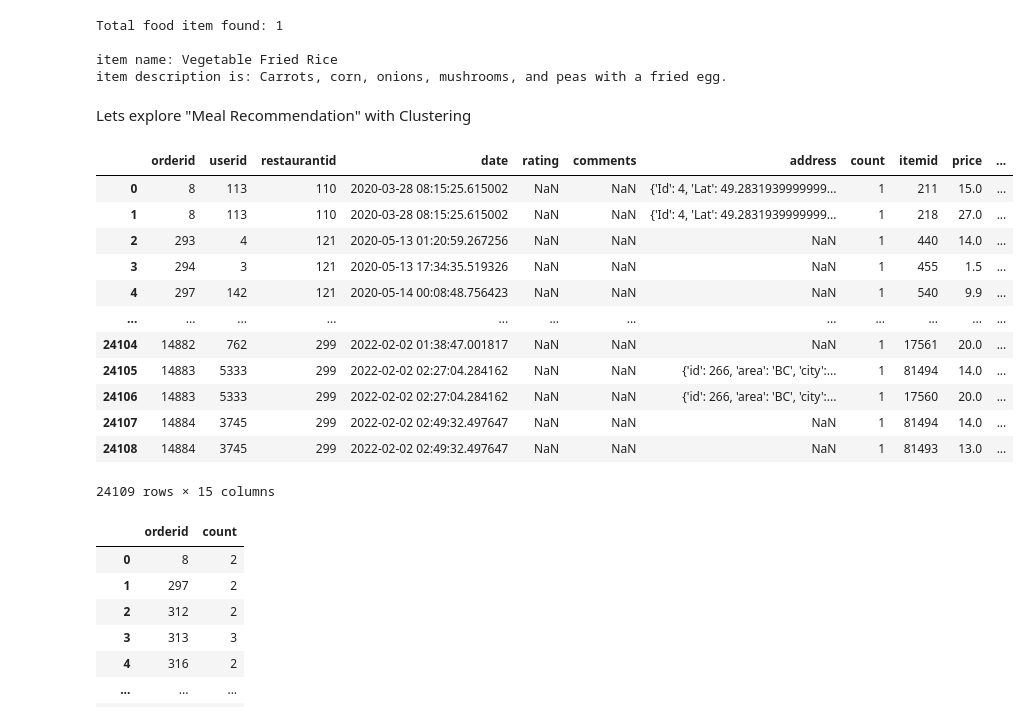
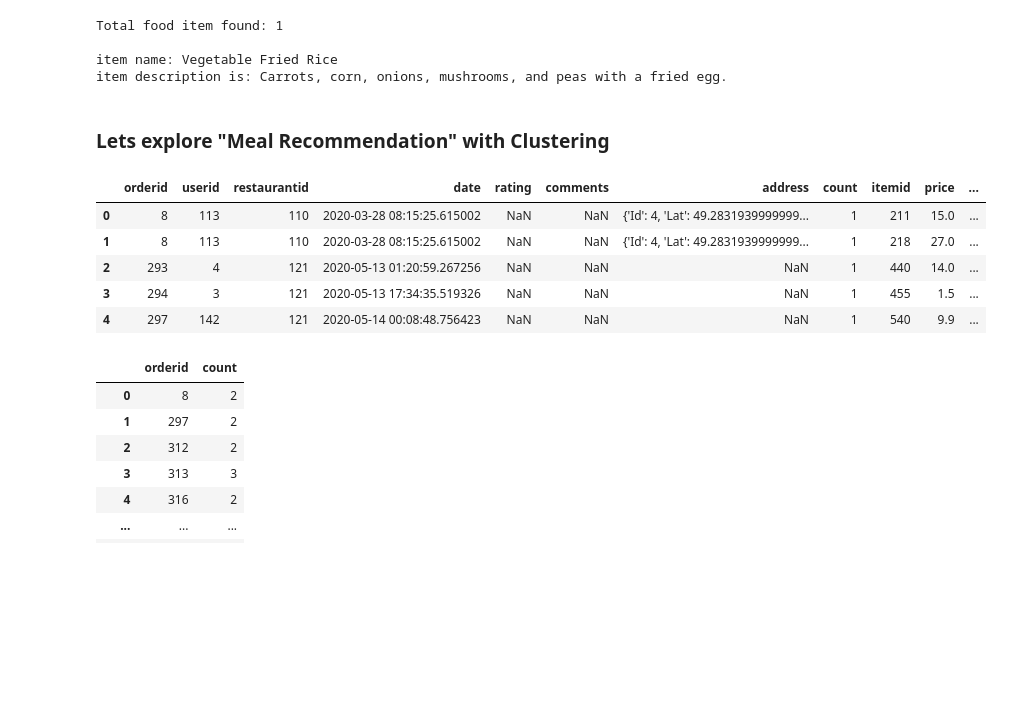
Before and after one commit to nakisa84/personalized-food-recommendation, a Jupyter notebook: notebooks/content-based-recommender.ipynb, the cells around one changed output. Drawn from its saved outputs; the diff is of its cells as text; code cells hidden in the pictures; blank space fills up the shorter version.

```diff
--- a/notebooks/content-based-recommender.ipynb
+++ b/notebooks/content-based-recommender.ipynb
@@ -259,23 +257,16 @@ Total food item found: 1
 item name: Vegetable Fried Rice
 item description is: Carrots, corn, onions, mushrooms, and peas with a fried egg.
 # %% [markdown]
-Lets explore "Meal Recommendation" with Clustering
+### Lets explore "Meal Recommendation" with Clustering
 # %%
-orders
+orders.head()
 # %% [output]
 |  | orderid | userid | restaurantid | date | rating | comments | address | count | itemid | price | ... |
 | 0 | 8 | 113 | 110 | 2020-03-28 08:15:25.615002 | NaN | NaN | {'Id': 4, 'Lat': 49.2831939999999... | 1 | 211 | 15.0 | ... |
 | 1 | 8 | 113 | 110 | 2020-03-28 08:15:25.615002 | NaN | NaN | {'Id': 4, 'Lat': 49.2831939999999... | 1 | 218 | 27.0 | ... |
 | 2 | 293 | 4 | 121 | 2020-05-13 01:20:59.267256 | NaN | NaN | NaN | 1 | 440 | 14.0 | ... |
 | 3 | 294 | 3 | 121 | 2020-05-13 17:34:35.519326 | NaN | NaN | NaN | 1 | 455 | 1.5 | ... |
 | 4 | 297 | 142 | 121 | 2020-05-14 00:08:48.756423 | NaN | NaN | NaN | 1 | 540 | 9.9 | ... |
-| ... | ... | ... | ... | ... | ... | ... | ... | ... | ... | ... | ... |
-| 24104 | 14882 | 762 | 299 | 2022-02-02 01:38:47.001817 | NaN | NaN | NaN | 1 | 17561 | 20.0 | ... |
-| 24105 | 14883 | 5333 | 299 | 2022-02-02 02:27:04.284162 | NaN | NaN | {'id': 266, 'area': 'BC', 'city':... | 1 | 81494 | 14.0 | ... |
-| 24106 | 14883 | 5333 | 299 | 2022-02-02 02:27:04.284162 | NaN | NaN | {'id': 266, 'area': 'BC', 'city':... | 1 | 17560 | 20.0 | ... |
-| 24107 | 14884 | 3745 | 299 | 2022-02-02 02:49:32.497647 | NaN | NaN | NaN | 1 | 81494 | 14.0 | ... |
-| 24108 | 14884 | 3745 | 299 | 2022-02-02 02:49:32.497647 | NaN | NaN | NaN | 1 | 81493 | 13.0 | ... |
-24109 rows × 15 columns
 # %%
 multiple_items = orders.groupby(['orderid'])['userid'].count()
 multiple_items = multiple_items.reset_index()
```
Also changed, not shown: parts of 24 cells of this notebook.
